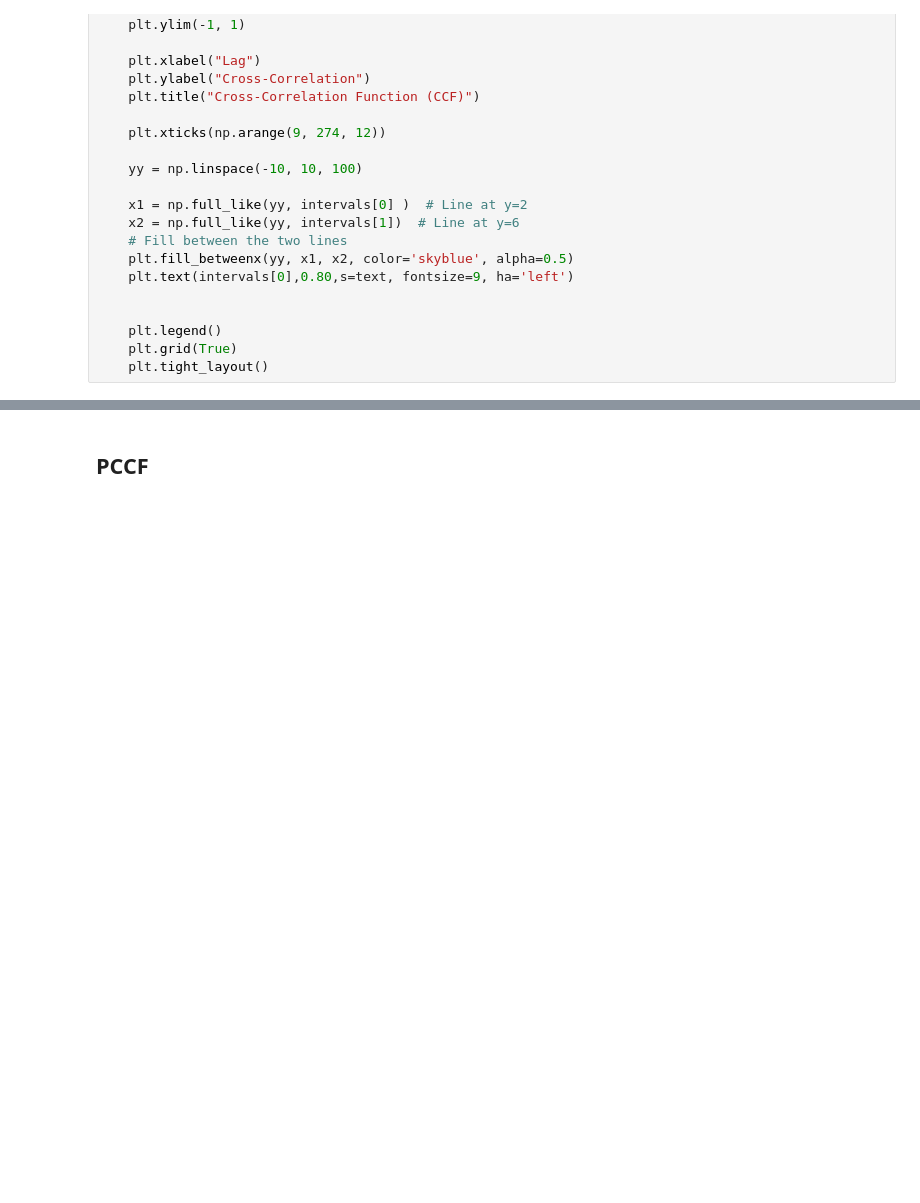
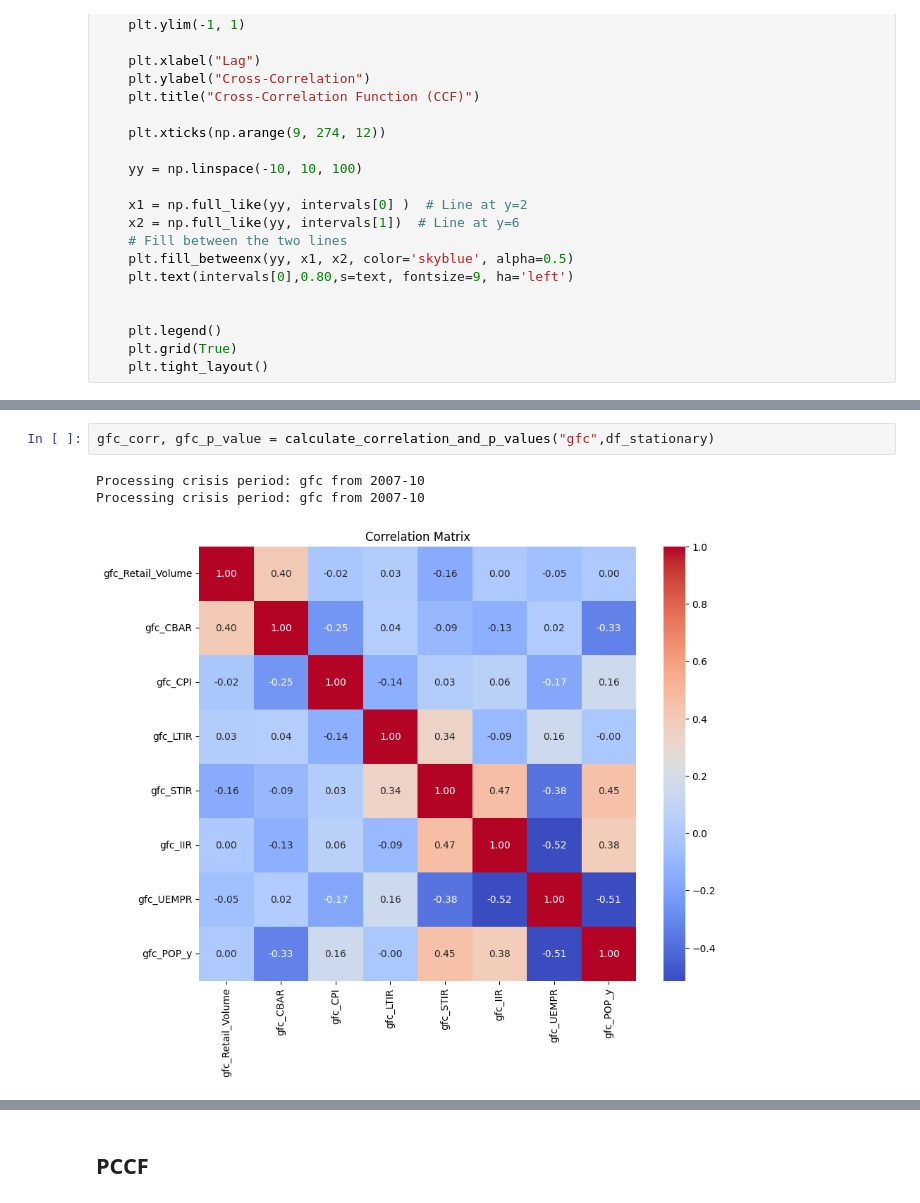
Before and after one commit to emirsglm/consumer-behavior-analysis, a Jupyter notebook: test.ipynb, the cells around one changed output, grey strips where cells are left out. Drawn from its saved outputs; the diff is of its cells as text; blank space fills up the shorter version.

```diff
--- a/test.ipynb
+++ b/test.ipynb
@@ -1280,0 +1232,6 @@ Processing crisis period: covid from 2020-03
+# %%
+gfc_corr, gfc_p_value = calculate_correlation_and_p_values("gfc",df_stationary)
+# %% [output]
+Processing crisis period: gfc from 2007-10
+Processing crisis period: gfc from 2007-10
+[figure, added]
```
Also changed, not shown: parts of 30 cells of this notebook.
